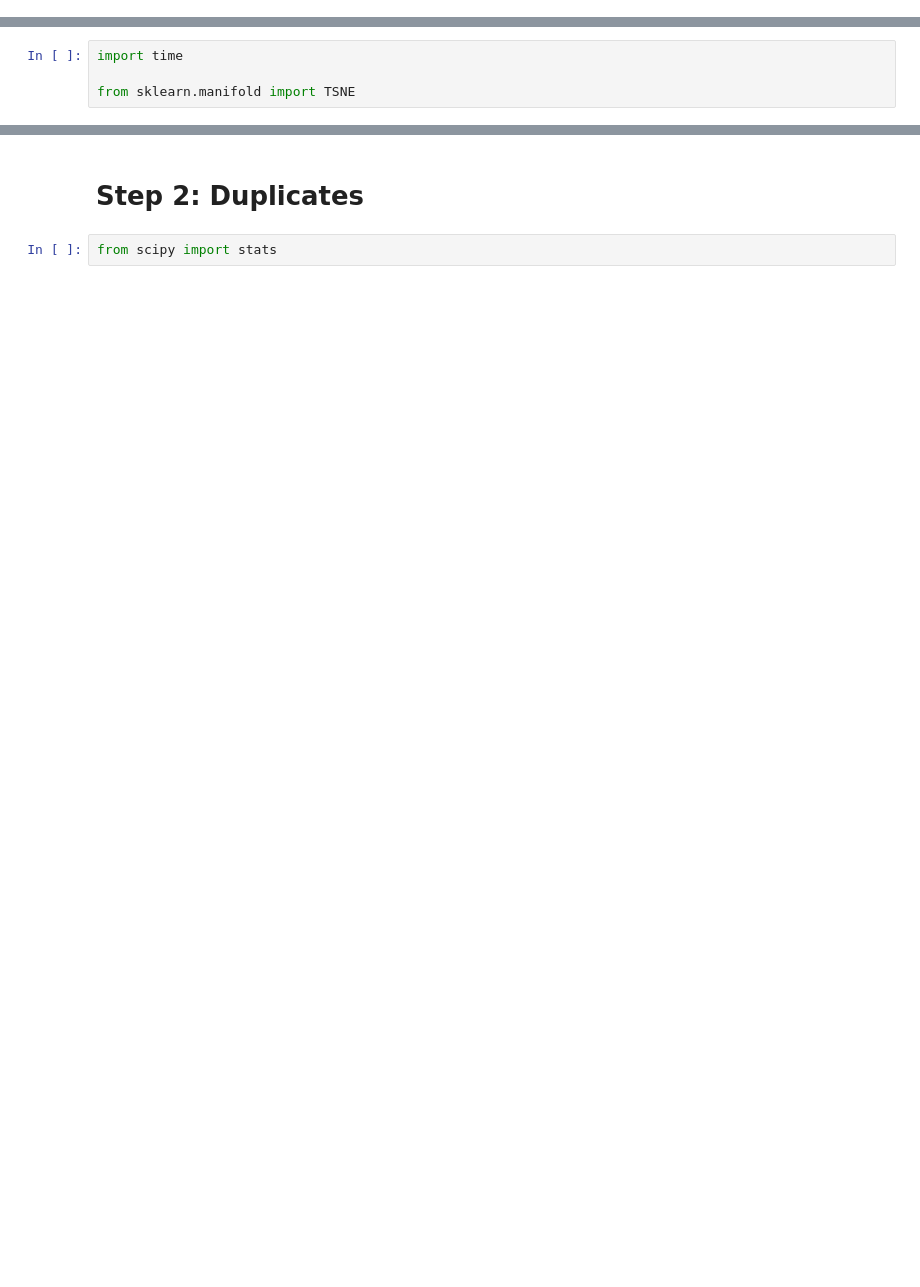
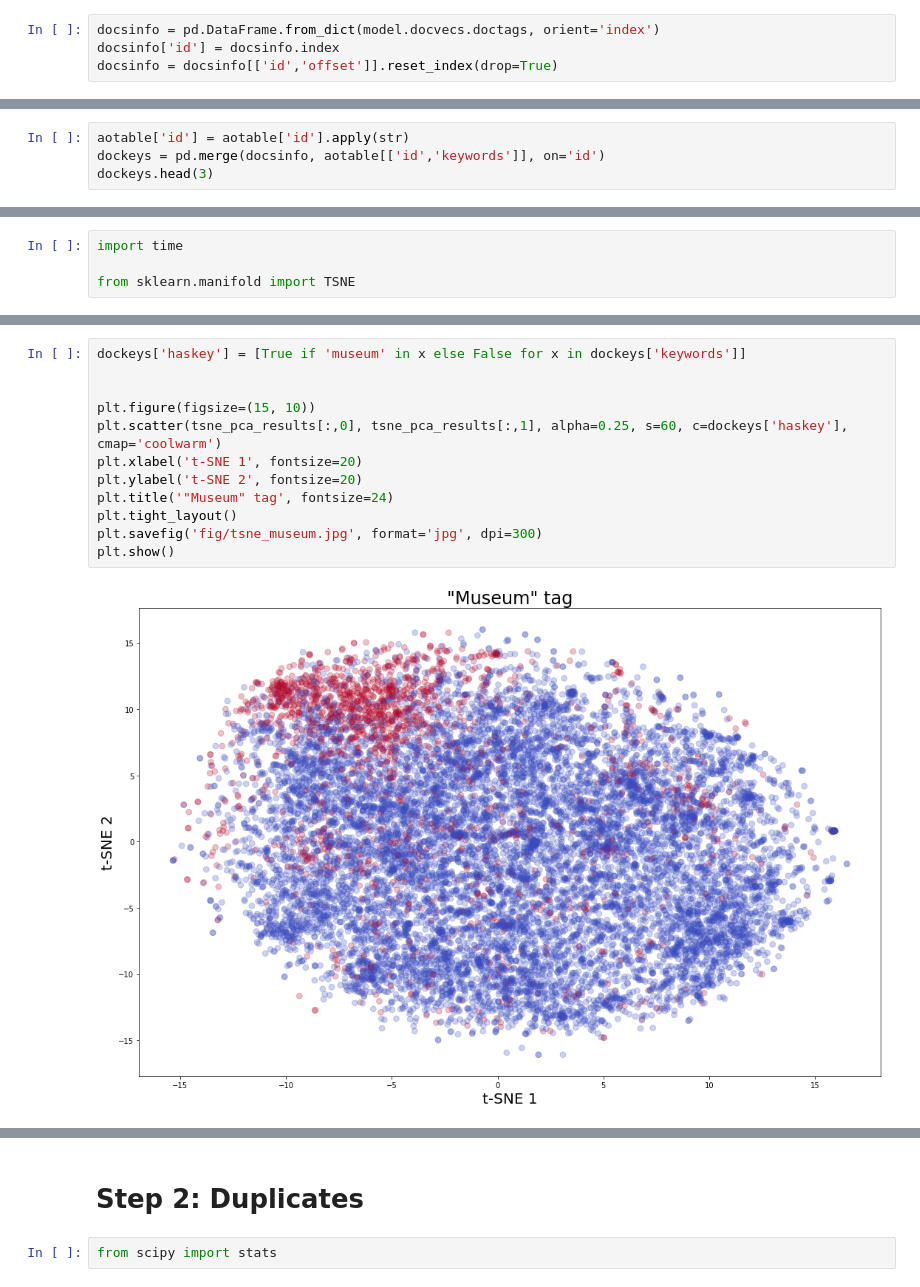
Before and after one commit to rmaia/eccentrip, a Jupyter notebook: doc2vec_validation.ipynb, the cells around one changed output, grey strips where cells are left out. Saved outputs shown, nothing was run; the diff lists cells and outputs as text; blank space fills up the shorter version.

```diff
--- a/doc2vec_validation.ipynb
+++ b/doc2vec_validation.ipynb
@@ -23,0 +28,4 @@ model = Doc2Vec.load('data/model-week4-clean')
+# %%
+docsinfo = pd.DataFrame.from_dict(model.docvecs.doctags, orient='index')
+docsinfo['id'] = docsinfo.index
+docsinfo = docsinfo[['id','offset']].reset_index(drop=True)
@@ -23,0 +48,4 @@ model = Doc2Vec.load('data/model-week4-clean')
+# %%
+aotable['id'] = aotable['id'].apply(str)
+dockeys = pd.merge(docsinfo, aotable[['id','keywords']], on='id')
+dockeys.head(3)
@@ -94,0 +128,14 @@ plt.show()
+# %%
+dockeys['haskey'] = [True if 'museum' in x else False for x in dockeys['keywords']]
+
+
+plt.figure(figsize=(15, 10))
+plt.scatter(tsne_pca_results[:,0], tsne_pca_results[:,1], alpha=0.25, s=60, c=dockeys['haskey'], cmap='coolwarm')
+plt.xlabel('t-SNE 1', fontsize=20)
+plt.ylabel('t-SNE 2', fontsize=20)
+plt.title('"Museum" tag', fontsize=24)
+plt.tight_layout()
+plt.savefig('fig/tsne_museum.jpg', format='jpg', dpi=300)
+plt.show()
+# %% [output]
+[figure, added]
```
Also changed, not shown: parts of 10 cells of this notebook, 10 other files.
